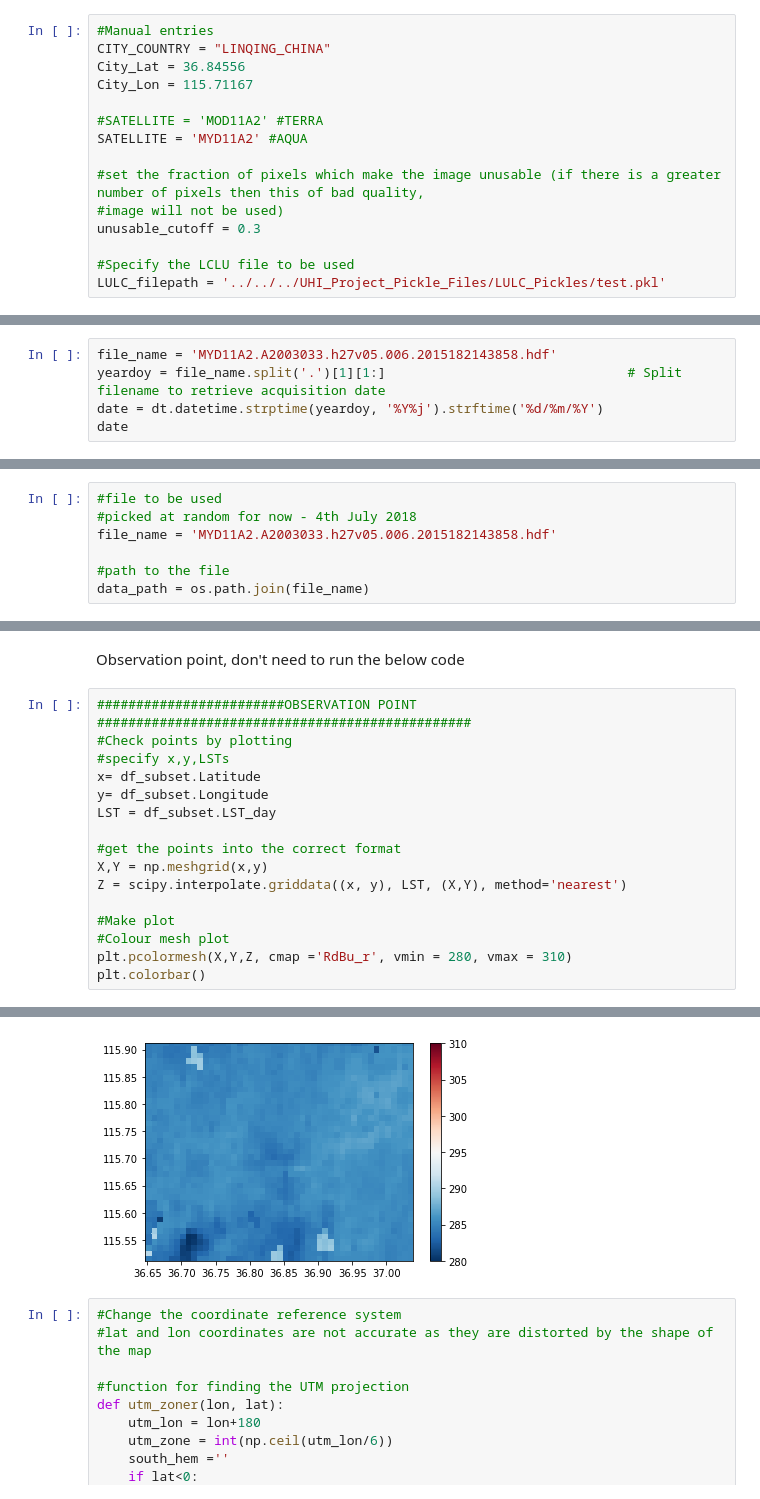
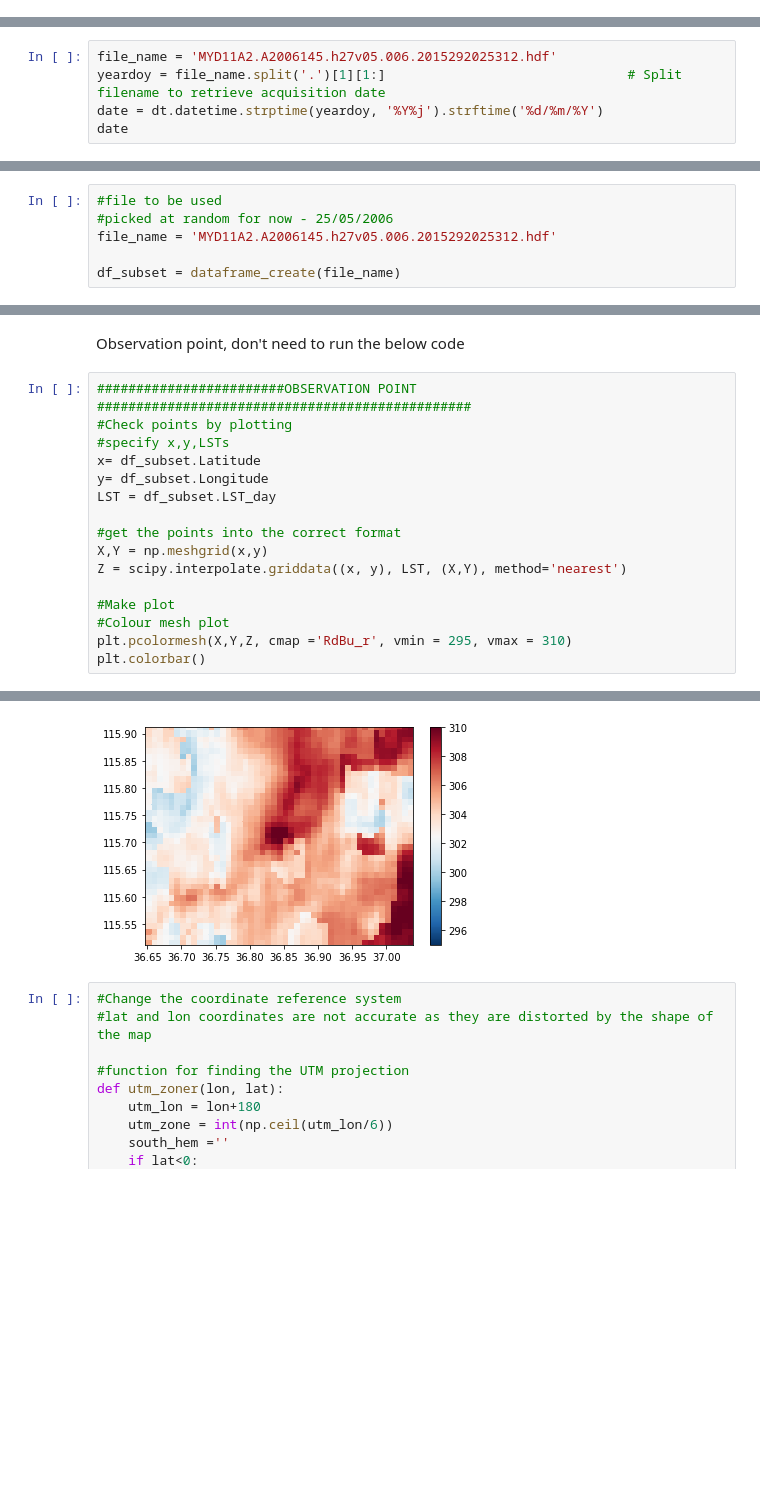
Before and after one commit to SarahBerk-github/MODIS_Gaussian, a Jupyter notebook: GSA_Code_2020_12.ipynb, the cells around one changed output, grey strips where cells are left out. Drawn from its saved outputs; the diff is of its cells as text; blank space fills up the shorter version.

```diff
--- a/GSA_Code_2020_12.ipynb
+++ b/GSA_Code_2020_12.ipynb
@@ -84,15 +82,0 @@ def quality_control(x):
-# %%
-#Manual entries
-CITY_COUNTRY = "LINQING_CHINA"
-City_Lat = 36.84556
-City_Lon = 115.71167
-
-#SATELLITE = 'MOD11A2' #TERRA
-SATELLITE = 'MYD11A2' #AQUA
-
-#set the fraction of pixels which make the image unusable (if there is a greater number of pixels then this of bad quality,
-#image will not be used)
-unusable_cutoff = 0.3
-
-#Specify the LCLU file to be used
-LULC_filepath = '../../../UHI_Project_Pickle_Files/LULC_Pickles/test.pkl'
@@ -166,5 +106,5 @@ Day_list
 # %%
-file_name = 'MYD11A2.A2003033.h27v05.006.2015182143858.hdf'
+file_name = 'MYD11A2.A2006145.h27v05.006.2015292025312.hdf'
 yeardoy = file_name.split('.')[1][1:]                               # Split filename to retrieve acquisition date
 date = dt.datetime.strptime(yeardoy, '%Y%j').strftime('%d/%m/%Y')
 date
@@ -173,7 +282,6 @@ date
 # %%
 #file to be used
-#picked at random for now - 4th July 2018
-file_name = 'MYD11A2.A2003033.h27v05.006.2015182143858.hdf'
+#picked at random for now - 25/05/2006
+file_name = 'MYD11A2.A2006145.h27v05.006.2015292025312.hdf'
 
-#path to the file
-data_path = os.path.join(file_name)
+df_subset = dataframe_create(file_name)
@@ -320,22 +290,22 @@ Observation point, don't need to run the below code
 # %%
 ########################OBSERVATION POINT ################################################
 #Check points by plotting
 #specify x,y,LSTs
 x= df_subset.Latitude
 y= df_subset.Longitude
 LST = df_subset.LST_day
 
 #get the points into the correct format
 X,Y = np.meshgrid(x,y)
 Z = scipy.interpolate.griddata((x, y), LST, (X,Y), method='nearest')
 
 #Make plot
 #Colour mesh plot
-plt.pcolormesh(X,Y,Z, cmap ='RdBu_r', vmin = 280, vmax = 310)
+plt.pcolormesh(X,Y,Z, cmap ='RdBu_r', vmin = 295, vmax = 310)
 plt.colorbar()
 # %% [output]
 <matplotlib.colorbar.Colorbar at 0x...>
-[figure, old version]
+[figure, new version]
 # %%
 #Change the coordinate reference system
 #lat and lon coordinates are not accurate as they are distorted by the shape of the map
```
Also changed, not shown: parts of 34 cells of this notebook, 2 other files.
